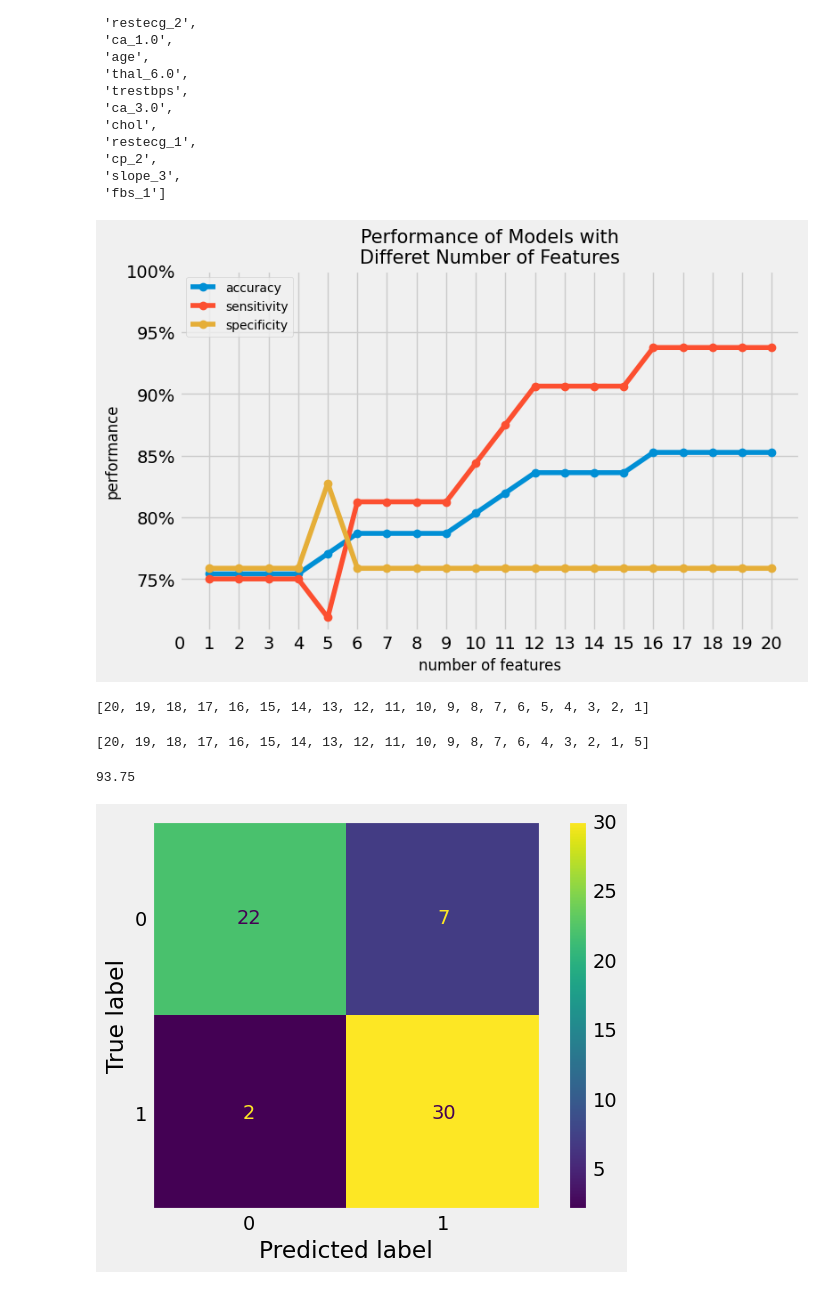
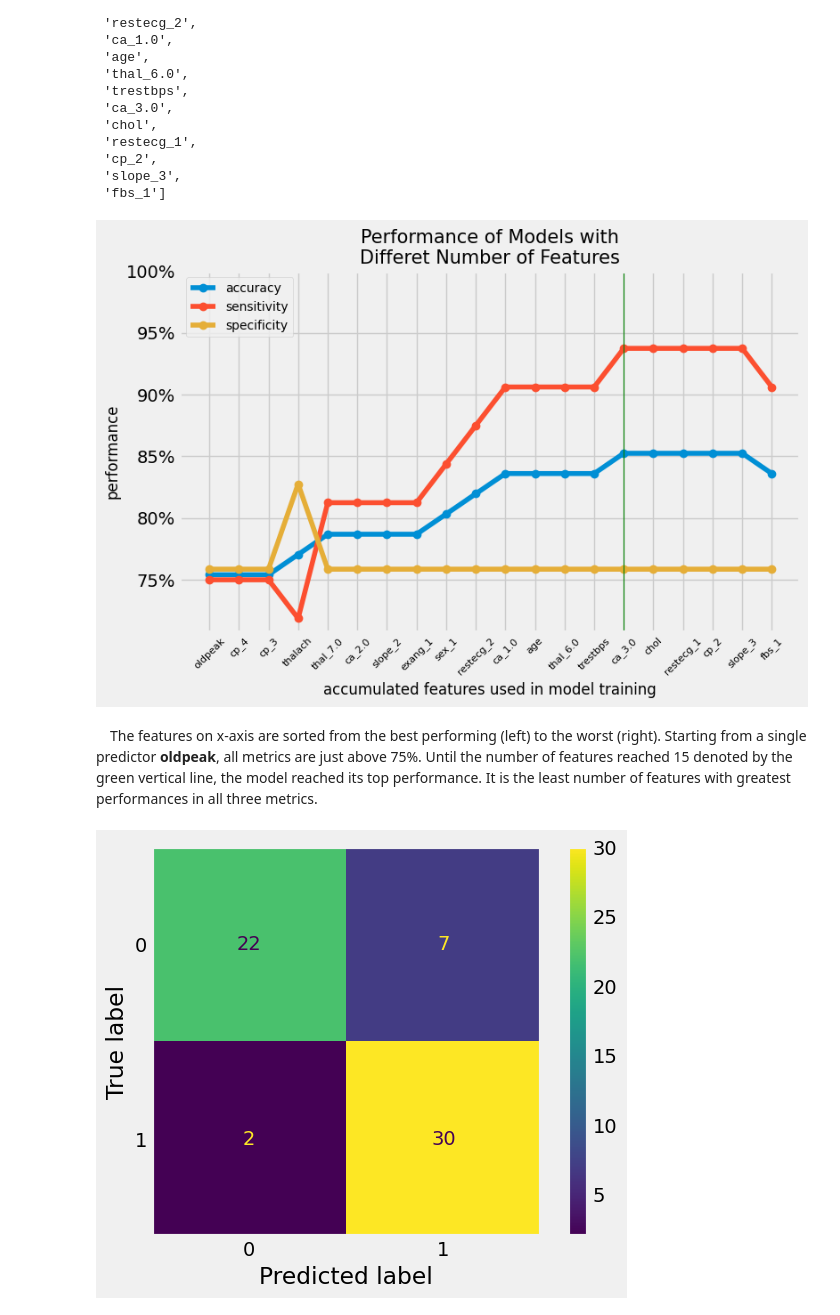
Before and after one commit to moscmh/heartdisease_by_logisticregression, a Jupyter notebook: heart.ipynb, the cells around one changed output. Drawn from its saved outputs; the diff is of its cells as text; code cells hidden in the pictures.

Commit message:
Final model completed. Interpretation next.
Signed-off-by: Man Ho Cheung <mos.cheung.mh@gmail.com>

```diff
--- a/heart.ipynb
+++ b/heart.ipynb
@@ -509,50 +510,40 @@ predictors_sorted
 # %%
 # Performance from models with saturated models to single predictor model
 models_acc = {}
 models_sens = {}
 performances = {}
-for i in range(len(X_train_scaled.columns)-1, -1, -1):
-    if i != 0:
-        lm_l1.fit(X_train_scaled[predictors_sorted[:i]], y_train)
-        performance = metrics(lm_l1, X_test_scaled[predictors_sorted[:i]], y_test, display=False)
-    else:
-        lm_l1.fit(pd.DataFrame(X_train_scaled[predictors_sorted[0]]), y_train)
-        performance = metrics(lm_l1, pd.DataFrame(X_test_scaled[predictors_sorted[0]]), y_test, display=False)
-    models_acc[i+1] = performance[0]
-    models_sens[i+1] = performance[1]
-    performances[i+1] = performance
+for i in range(len(X_train_scaled.columns), 0, -1):
+    lm_l1.fit(X_train_scaled[predictors_sorted[:i]], y_train)
+    performance = metrics(lm_l1, X_test_scaled[predictors_sorted[:i]], y_test, display=False)
+    models_acc[i] = performance[0]
+    models_sens[i] = performance[1]
+    performances[i] = performance
 
 # Sort by overall accuracy
 models_acc_sorted = sorted(models_acc, key=models_acc.get, reverse=True)
 # Sort by sensitivity
 models_sens_sorted = sorted(models_sens, key=models_sens.get, reverse=True)
 
 # Display
 performances_df = pd.DataFrame.from_dict(performances, orient='index', columns=['accuracy', 'sensitivity', 'specificity'])
 fig, ax = plt.subplots(figsize=(8,5))
 ax.plot(performances_df.index, 'accuracy', data=performances_df, marker='o', label='accuracy')
 ax.plot(performances_df.index, 'sensitivity', data=performances_df, marker='o', label='sensitivity')
 ax.plot(performances_df.index, 'specificity', data=performances_df, marker='o', label='specificity')
+ax.axvline(15, color='green', lw=.8)
+
+ax.set_title("Performance of Models with\nDifferet Number of Features", fontsize=15)
 ax.set_xticks(range(0,21))
-ax.set_xlabel("number of features", fontsize=12)
+ax.set_xticklabels([""] + predictors_sorted, fontsize=8, rotation=45)
+ax.set_xlabel("accumulated features used in model training", fontsize=12)
 ax.set_yticks([75,80,85,90,95,100])
 ax.set_yticklabels([f'{y}%' for y in ax.get_yticks()])
 ax.set_ylabel("performance", fontsize=12)
+
 ax.legend(fontsize=10, loc='upper left')
-ax.set_title("Performance of Models with\nDifferet Number of Features", fontsize=15)
 plt.show()
 # %% [output]
-[figure, old version]
+[figure, new version]
-# %%
-models_acc_sorted
-# %% [output]
-[20, 19, 18, 17, 16, 15, 14, 13, 12, 11, 10, 9, 8, 7, 6, 5, 4, 3, 2, 1]
-# %%
-models_sens_sorted
-# %% [output]
-[20, 19, 18, 17, 16, 15, 14, 13, 12, 11, 10, 9, 8, 7, 6, 4, 3, 2, 1, 5]
-# %%
-models_sens[20]
-# %% [output]
-93.75
+# %% [markdown]
+&emsp;The features on x-axis are sorted from the best performing (left) to the worst (right). Starting from a single predictor **oldpeak**, all metrics are just above 75%. Until the number of features reached 15 denoted by the green vertical line, the model reached its top performance. It is the least number of features with greatest performances in all three metrics.
 # %%
```
Also changed, not shown: parts of 11 cells of this notebook.
